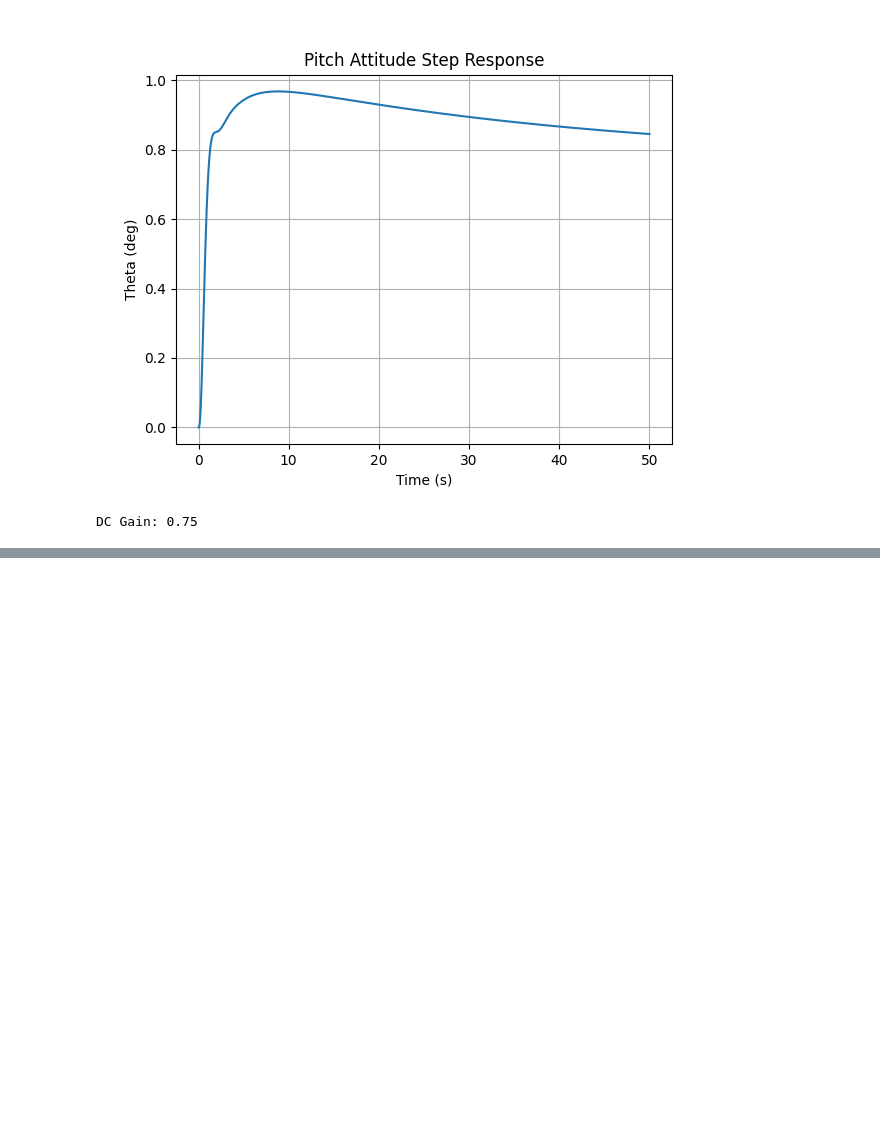
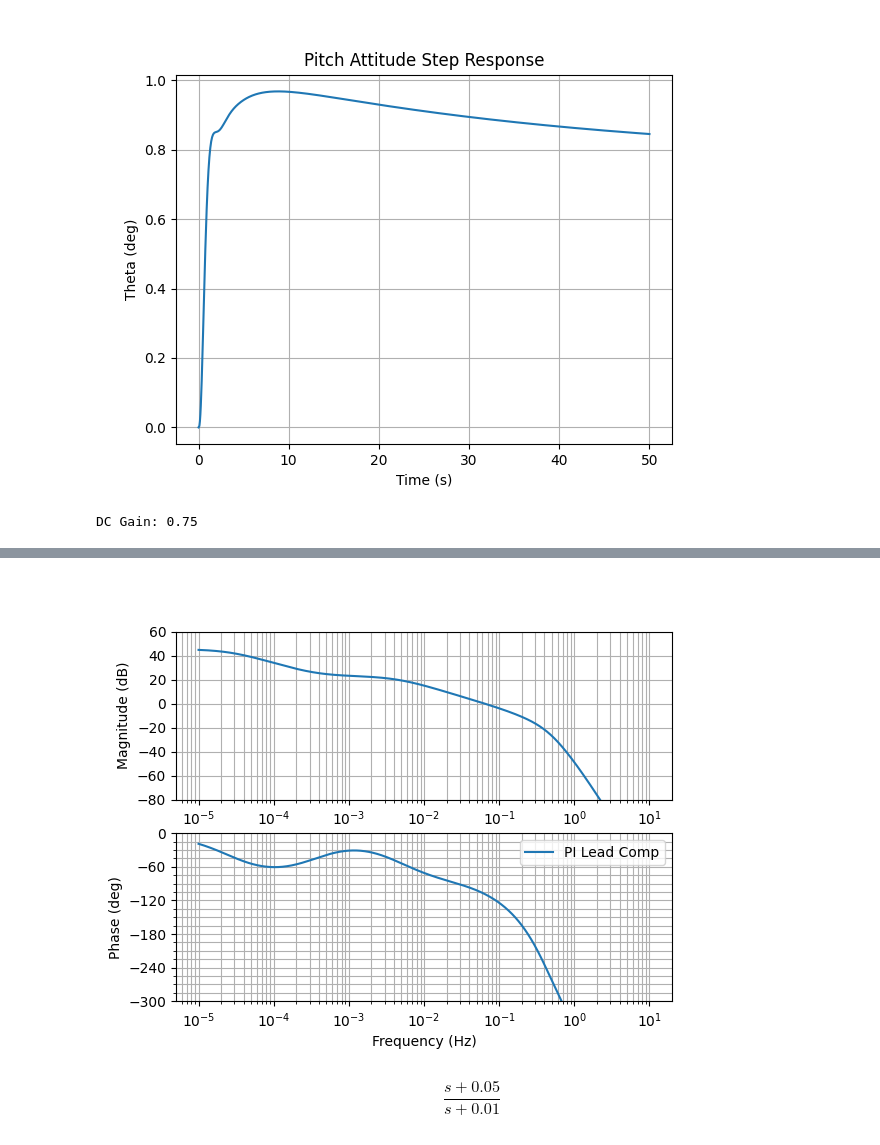
Before and after one commit to jeheneghan/StevensAndLewis, a Jupyter notebook: scripts/examples/PitchAutopilots.ipynb, the cells around one changed output, grey strips where cells are left out. Cells and saved outputs as stored; diff of their text form; code cells hidden in the pictures; blank space fills up the shorter version.

```diff
--- a/scripts/examples/PitchAutopilots.ipynb
+++ b/scripts/examples/PitchAutopilots.ipynb
@@ -119,0 +162,19 @@ DC Gain: 0.75
+# %%
+K_lead = 0.333
+
+plt.figure()
+mag, ph, f = ct.bode_plot(K_lead*sys_hc2h_ol, Hz=True, omega=np.logspace(-5,1,1000)*(2*3.1416), dB=True,)
+plt.subplot(2,1,1)
+yax1 = plt.yticks(range(-80,80,20))
+plt.ylim([-80,60])
+plt.subplot(2,1,2)
+yax2 = plt.yticks(range(-300,60,60))
+plt.ylim([-300,0])
+lg = plt.legend(['PI Lead Comp','No Kp zero'])
+# %% [output]
+[figure, added]
+# %%
+G_lag = ct.ss(-0.01,0.01,4,1)
+ct.ss2tf(G_lag)
+# %% [output]
+$$\frac{s + 0.05}{s + 0.01}$$
```
Also changed, not shown: parts of 17 cells of this notebook, 1 other file.
